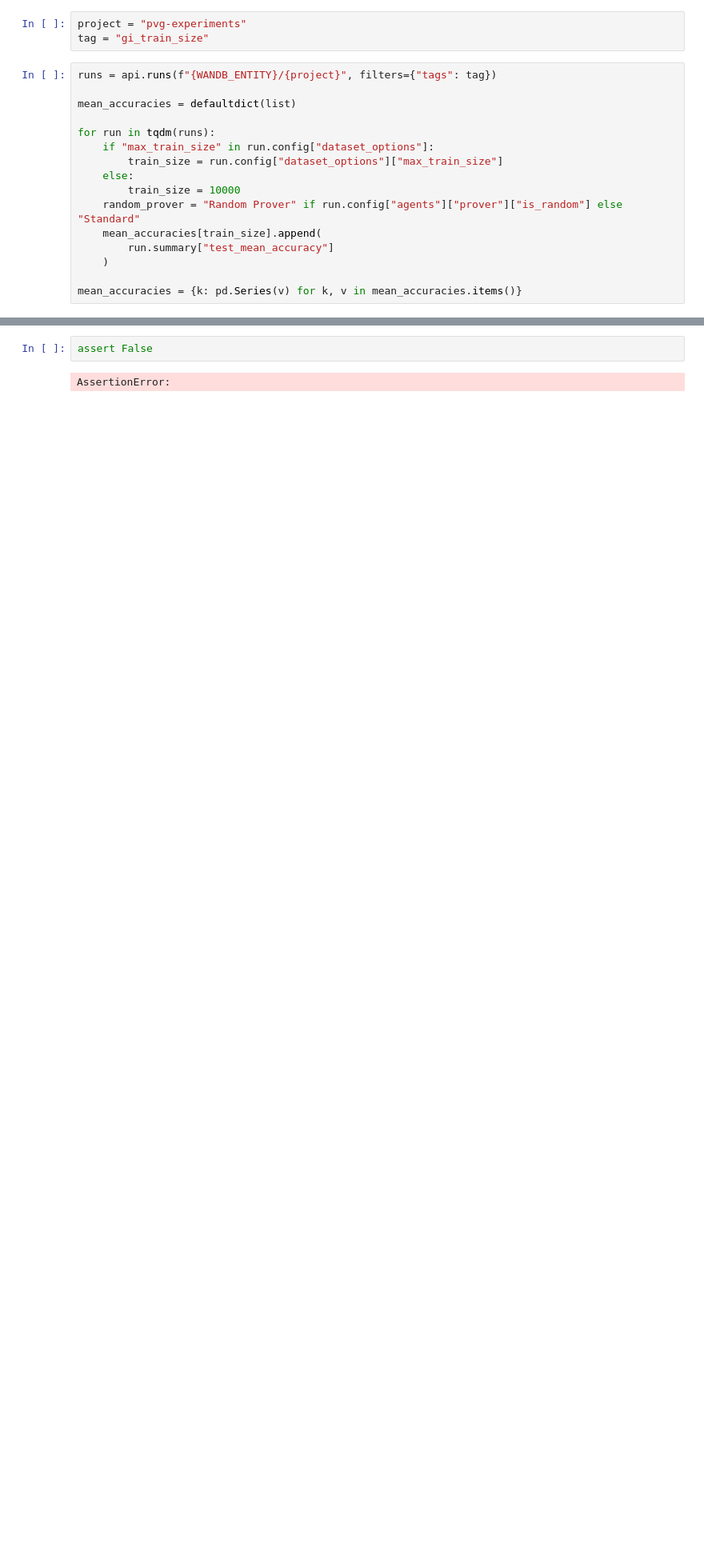
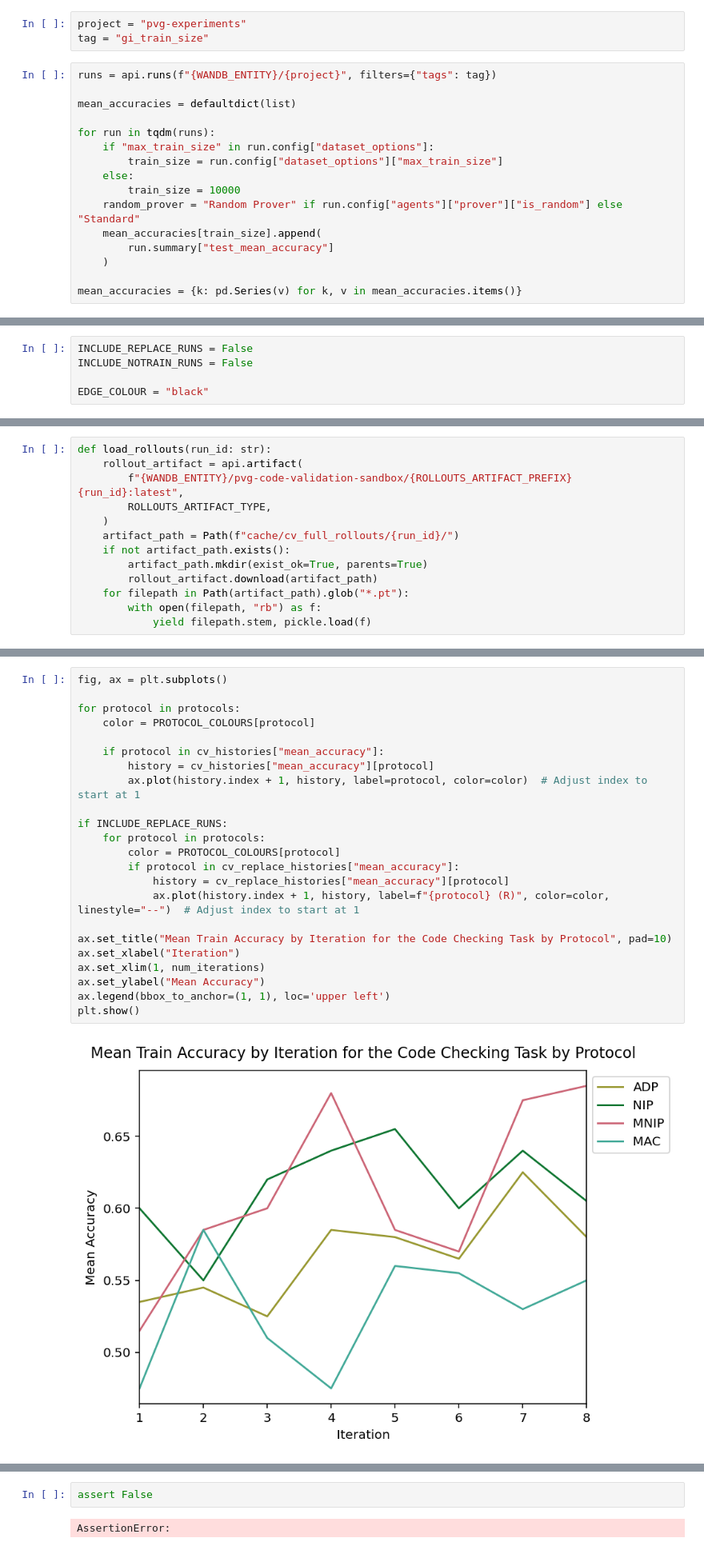
Before and after one commit to SamAdamDay/neural-interactive-proofs, a Jupyter notebook: playground/plots.ipynb, the cells around one changed output, grey strips where cells are left out. Shown at 80% size. Drawn from its saved outputs; the diff is of its cells as text; blank space fills up the shorter version.

Commit message:
More plots

```diff
--- a/playground/plots.ipynb
+++ b/playground/plots.ipynb
@@ -841,0 +382,5 @@ plt.show()
+# %%
+INCLUDE_REPLACE_RUNS = False
+INCLUDE_NOTRAIN_RUNS = False
+
+EDGE_COLOUR = "black"
@@ -841,0 +488,13 @@ plt.show()
+# %%
+def load_rollouts(run_id: str):
+    rollout_artifact = api.artifact(
+        f"{WANDB_ENTITY}/pvg-code-validation-sandbox/{ROLLOUTS_ARTIFACT_PREFIX}{run_id}:latest",
+        ROLLOUTS_ARTIFACT_TYPE,
+    )
+    artifact_path = Path(f"cache/cv_full_rollouts/{run_id}/")
+    if not artifact_path.exists():
+        artifact_path.mkdir(exist_ok=True, parents=True)
+        rollout_artifact.download(artifact_path)
+    for filepath in Path(artifact_path).glob("*.pt"):
+        with open(filepath, "rb") as f:
+            yield filepath.stem, pickle.load(f)
@@ -841,0 +659,25 @@ plt.show()
+# %%
+fig, ax = plt.subplots()
+
+for protocol in protocols:
+    color = PROTOCOL_COLOURS[protocol]
+
+    if protocol in cv_histories["mean_accuracy"]:
+        history = cv_histories["mean_accuracy"][protocol]
+        ax.plot(history.index + 1, history, label=protocol, color=color)  # Adjust index to start at 1
+
+if INCLUDE_REPLACE_RUNS:
+    for protocol in protocols:
+        color = PROTOCOL_COLOURS[protocol]
+        if protocol in cv_replace_histories["mean_accuracy"]:
+            history = cv_replace_histories["mean_accuracy"][protocol]
+            ax.plot(history.index + 1, history, label=f"{protocol} (R)", color=color, linestyle="--")  # Adjust index to start at 1
+
+ax.set_title("Mean Train Accuracy by Iteration for the Code Checking Task by Protocol", pad=10)
+ax.set_xlabel("Iteration")
+ax.set_xlim(1, num_iterations)
+ax.set_ylabel("Mean Accuracy")
+ax.legend(bbox_to_anchor=(1, 1), loc='upper left')
+plt.show()
+# %% [output]
+[figure, added]
```
Also changed, not shown: parts of 52 cells of this notebook.
